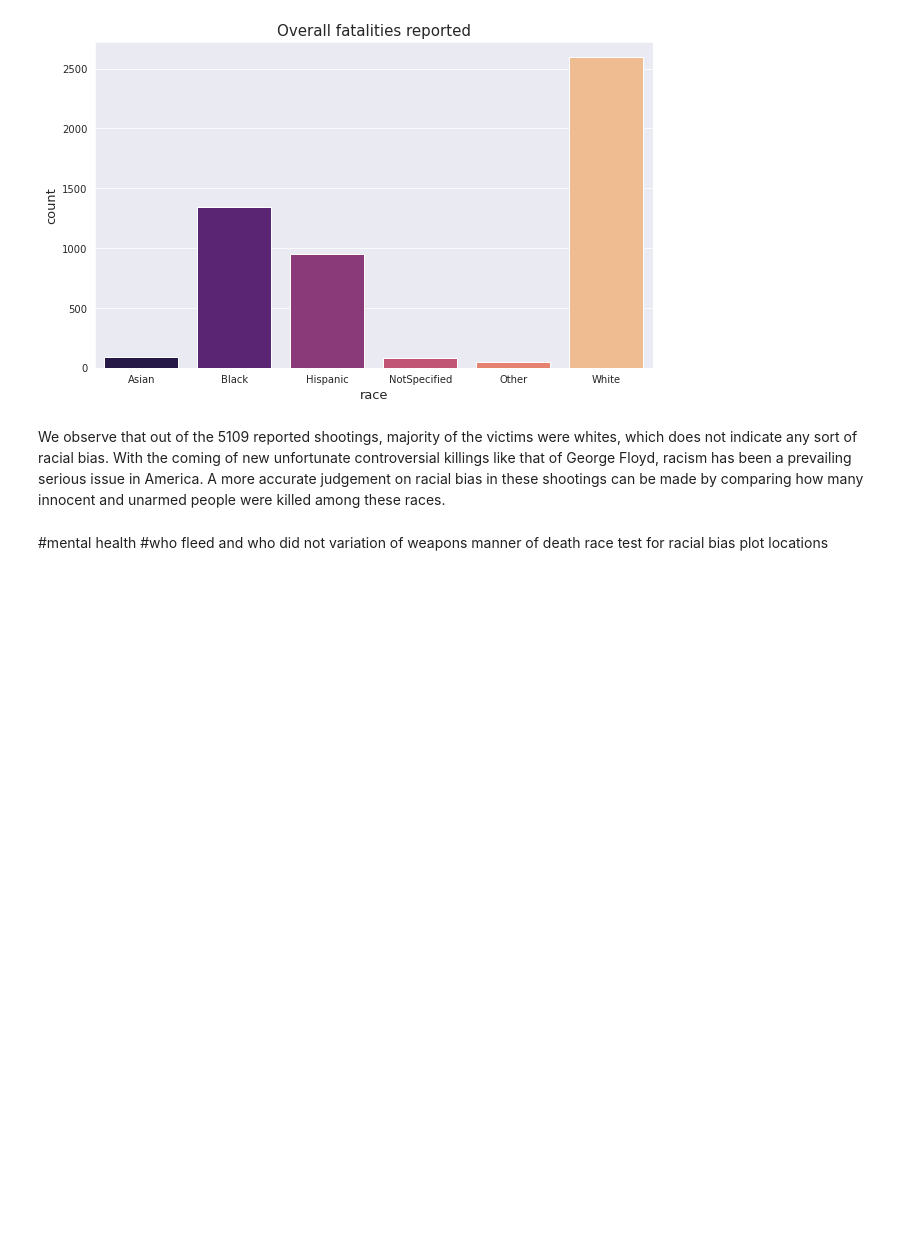
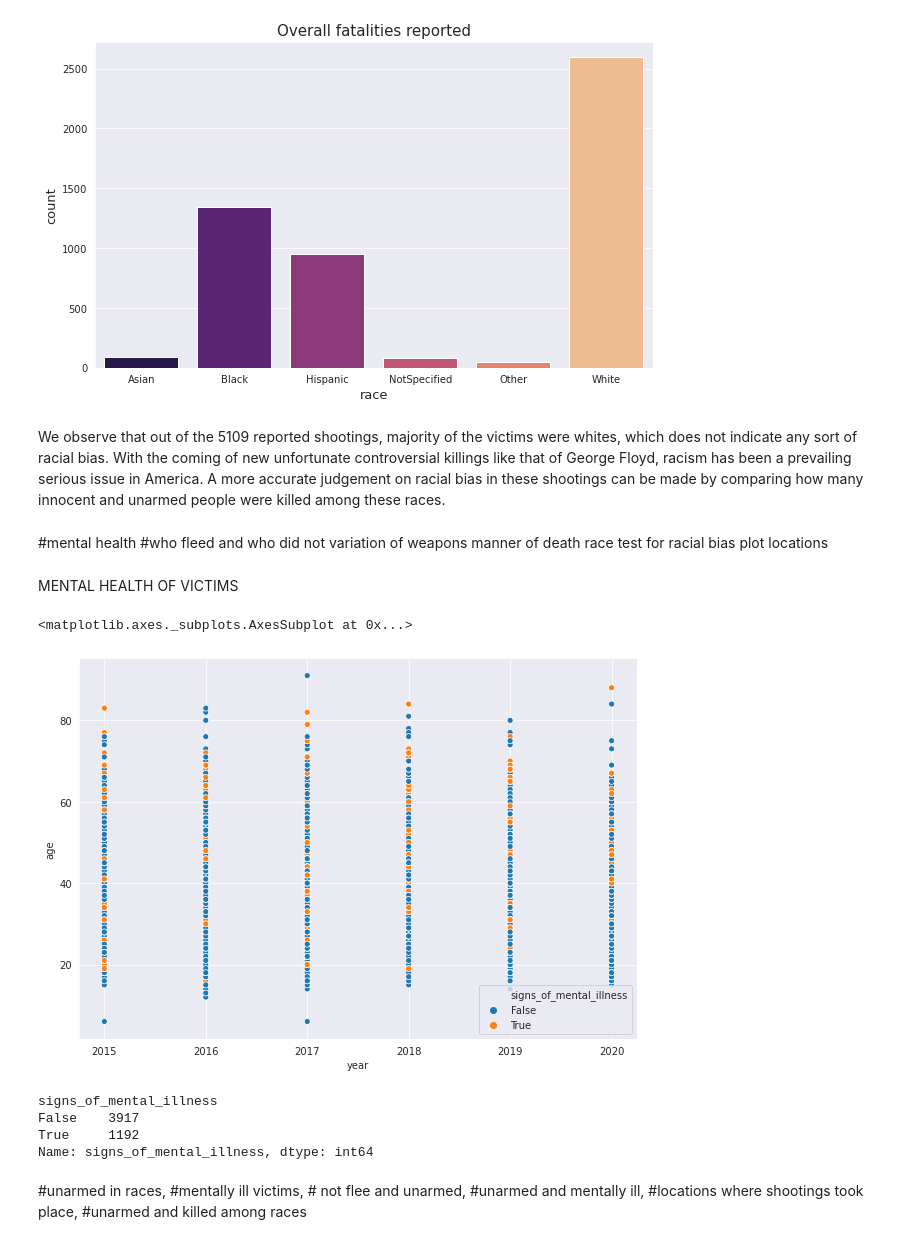
Before and after one commit to dedpool-glitch/USPS, a Jupyter notebook: usps1520.ipynb, the cells around one changed output. Saved outputs shown, nothing was run; the diff lists cells and outputs as text; code cells hidden in the pictures; blank space fills up the shorter version.

```diff
--- a/usps1520.ipynb
+++ b/usps1520.ipynb
@@ -127,6 +129,9 @@ dtypes: bool(3), float64(3), object(9)
 memory usage: 533.9+ KB
 # %% [markdown]
 **NOTE:** One could observe that there are significant number of null values in some columns of the dataset, but since the analysis I am doing is based on a sensitive topic, it would be a mistake to try to estimate the missing values of any of the columns above. Therefore I have chosen to get along with the analysis.
+# %%
+#filling nan values in flee column
+usps['flee'].fillna('NotSpecified',inplace=True)
 # %% [markdown]
 Splitting the "Date" column:
 # %%
@@ -321,3 +386,22 @@ manner of death
 race
 test for racial bias
 plot locations
+# %% [markdown]
+MENTAL HEALTH OF VICTIMS
+# %%
+plt.figure(figsize=(10,7))
+plt.xlabel('year')
+plt.ylabel('age')
+sns.scatterplot(x=usps['year'], y=usps['age'], hue=usps['signs_of_mental_illness'])
+# %% [output]
+<matplotlib.axes._subplots.AxesSubplot at 0x...>
+[figure, added]
+# %%
+usps.groupby(['signs_of_mental_illness']).signs_of_mental_illness.count()
+# %% [output]
+signs_of_mental_illness
+False    3917
+True     1192
+Name: signs_of_mental_illness, dtype: int64
+# %% [markdown]
+#unarmed in races, #mentally ill victims, # not flee and unarmed, #unarmed and mentally ill, #locations where shootings took place, #unarmed and killed among races
```
Also changed, not shown: parts of 9 cells of this notebook.
